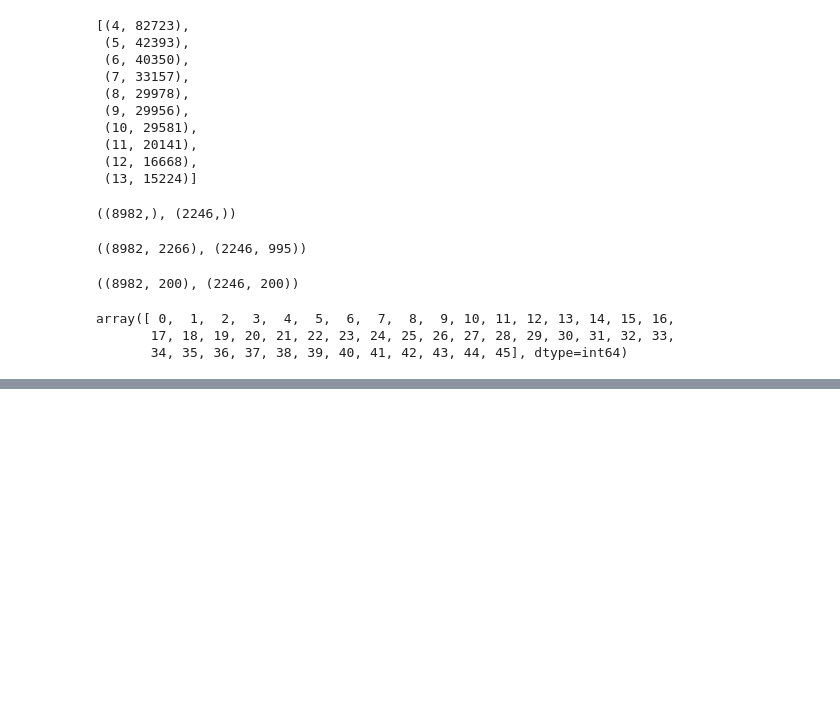
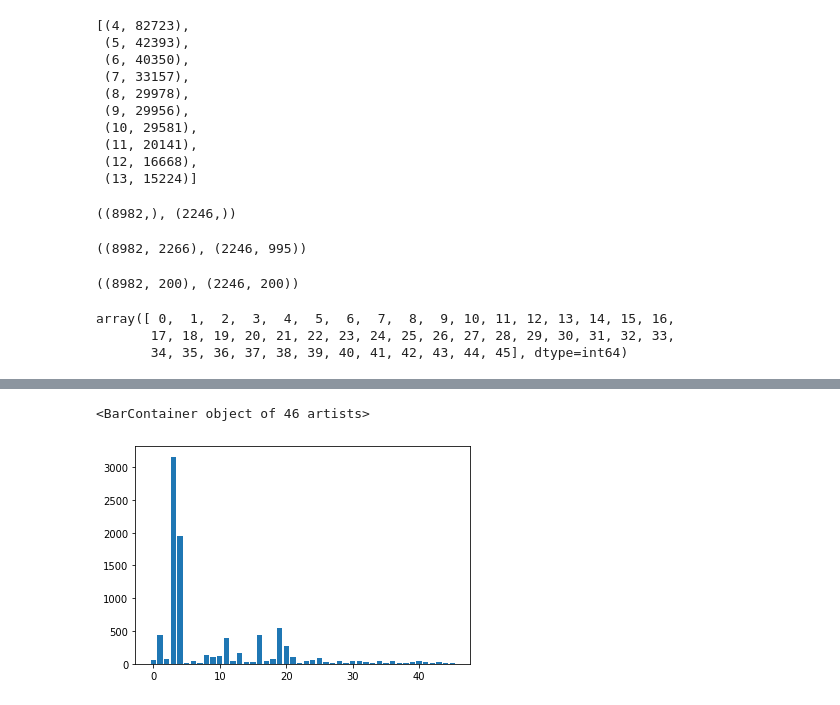
Before and after one commit to ljt1105/portfolio, a Jupyter notebook: DL/time_series_analysis1-seq2seq의 encoder로 뉴스토픽 예측.ipynb, the cells around one changed output, grey strips where cells are left out. Saved outputs shown, nothing was run; the diff lists cells and outputs as text; code cells hidden in the pictures; blank space fills up the shorter version.

```diff
--- a/DL/time_series_analysis1-seq2seq의 encoder로 뉴스토픽 예측.ipynb
+++ b/DL/time_series_analysis1-seq2seq의 encoder로 뉴스토픽 예측.ipynb
@@ -127,0 +175,7 @@ array([ 0,  1,  2,  3,  4,  5,  6,  7,  8,  9, 10, 11, 12, 13, 14, 15, 16,
+# %%
+# label 분포 출력
+import collections
+plt.bar(np.unique(train_topic), list(map(lambda x:x[1], sorted(collections.Counter(train_topic).items()))))
+# %% [output]
+<BarContainer object of 46 artists>
+[figure, added]
```
Also changed, not shown: parts of 62 cells of this notebook.
